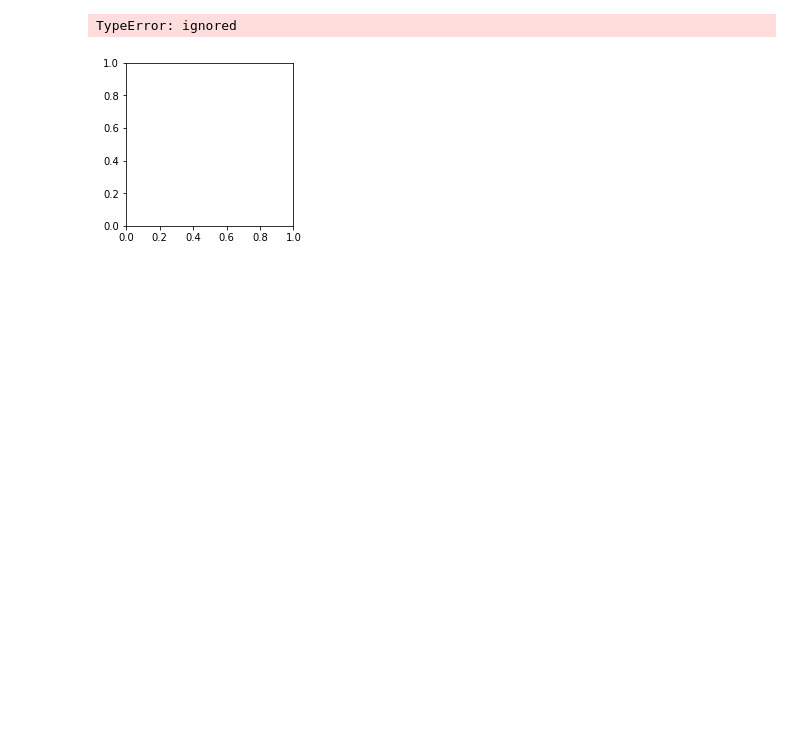
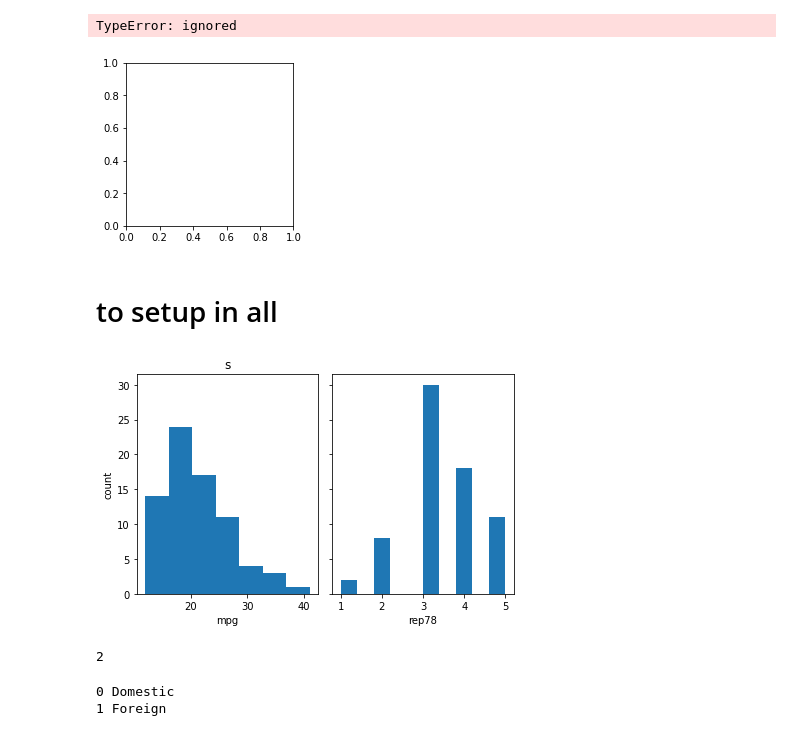
Before and after one commit to theaok/vis, a Jupyter notebook: play.ipynb, the cells around one changed output. Cells and saved outputs as stored; diff of their text form; code cells hidden in the pictures; blank space fills up the shorter version.

```diff
--- a/play.ipynb
+++ b/play.ipynb
@@ -76,3 +76,27 @@ for i,d in auto['mpg'].groupby(auto['foreign']):
 # %% [output]
 TypeError: ignored
 [figure]
+# %% [markdown]
+# to setup in all
+# %%
+fig, axs = plt.subplots(1, 2, sharey=True, tight_layout=True) #1row2col
+axs[0].hist(auto.mpg, bins=7) #edgecolor="black" ,color="green" histtype=u'step' alpha=.5
+#btw can do categorical var hist too: auto.rep78.value_counts() #same as bar chart
+axs[1].hist(auto.rep78)
+axs[0].set_title('s')
+axs[0].set_ylabel('count')
+axs[0].set_xlabel('mpg')
+axs[1].set_xlabel('rep78');
+# %% [output]
+[figure, added]
+# %%
+g = auto.groupby('foreign') #subset data into n groups
+g.ngroups
+# %% [output]
+2
+# %%
+for i, (grp, d) in enumerate(g):
+  print(i,grp)
+# %% [output]
+0 Domestic
+1 Foreign
```
Also changed, not shown: parts of 17 cells of this notebook.
